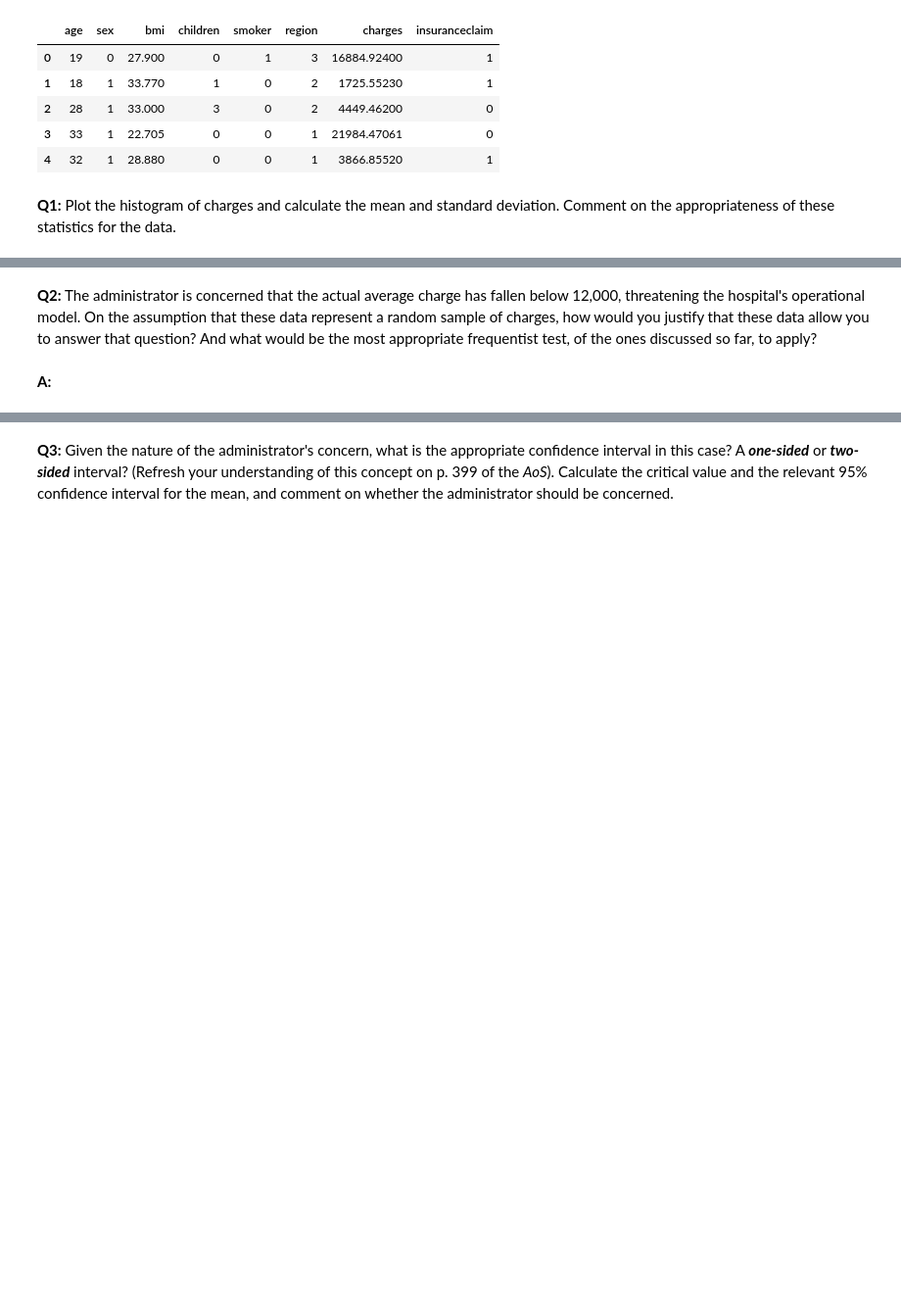
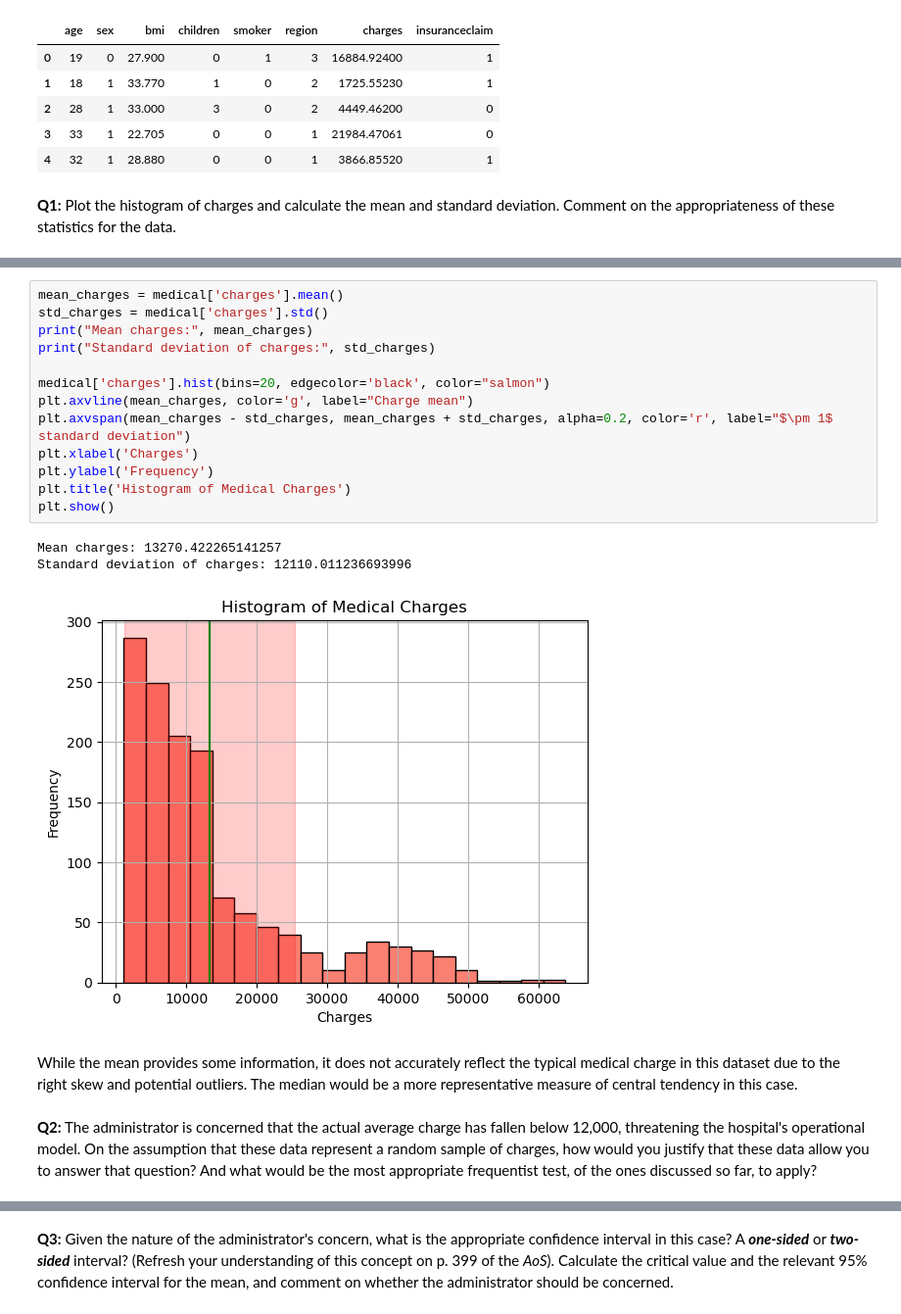
Before and after one commit to MappingKat/FrequentistCaseStudy, a Jupyter notebook: Frequentist Inference Case Study - Part B (2).ipynb, the cells around one changed output, grey strips where cells are left out. Shown: that part at 98% size. Cells and saved outputs as stored; diff of their text form; blank space fills up the shorter version.

Commit message:
Working on stats case study updates

```diff
--- a/Frequentist Inference Case Study - Part B (2).ipynb
+++ b/Frequentist Inference Case Study - Part B (2).ipynb
@@ -61,4 +55,21 @@ Standard deviation of sampling distribution: 1.58 cm
+# %%
+mean_charges = medical['charges'].mean()
+std_charges = medical['charges'].std()
+print("Mean charges:", mean_charges)
+print("Standard deviation of charges:", std_charges)
+
+medical['charges'].hist(bins=20, edgecolor='black', color="salmon")
+plt.axvline(mean_charges, color='g', label="Charge mean")
+plt.axvspan(mean_charges - std_charges, mean_charges + std_charges, alpha=0.2, color='r', label="$\pm 1$ standard deviation")
+plt.xlabel('Charges')
+plt.ylabel('Frequency')
+plt.title('Histogram of Medical Charges')
+plt.show()
+# %% [output]
+Mean charges: 13270.422265141257
+Standard deviation of charges: 12110.011236693996
+[figure, added]
+# %% [markdown]
+While the mean provides some information, it does not accurately reflect the typical medical charge in this dataset due to the right skew and potential outliers. The median would be a more representative measure of central tendency in this case.
 # %% [markdown]
 __Q2:__ The administrator is concerned that the actual average charge has fallen below 12,000, threatening the hospital's operational model. On the assumption that these data represent a random sample of charges, how would you justify that these data allow you to answer that question? And what would be the most appropriate frequentist test, of the ones discussed so far, to apply?
-# %% [markdown]
-__A:__
```
Also changed, not shown: parts of 5 cells of this notebook, 1 other file.
